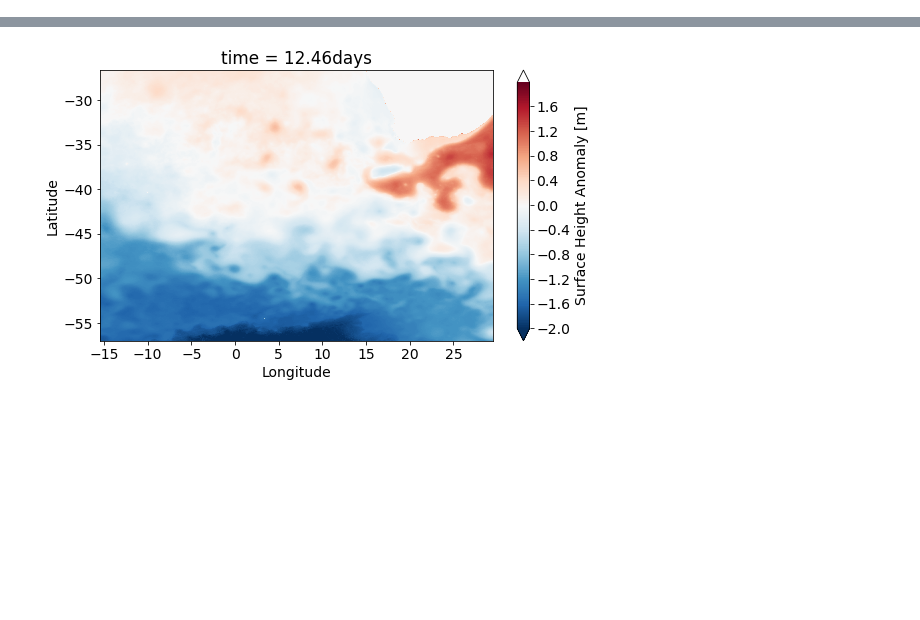
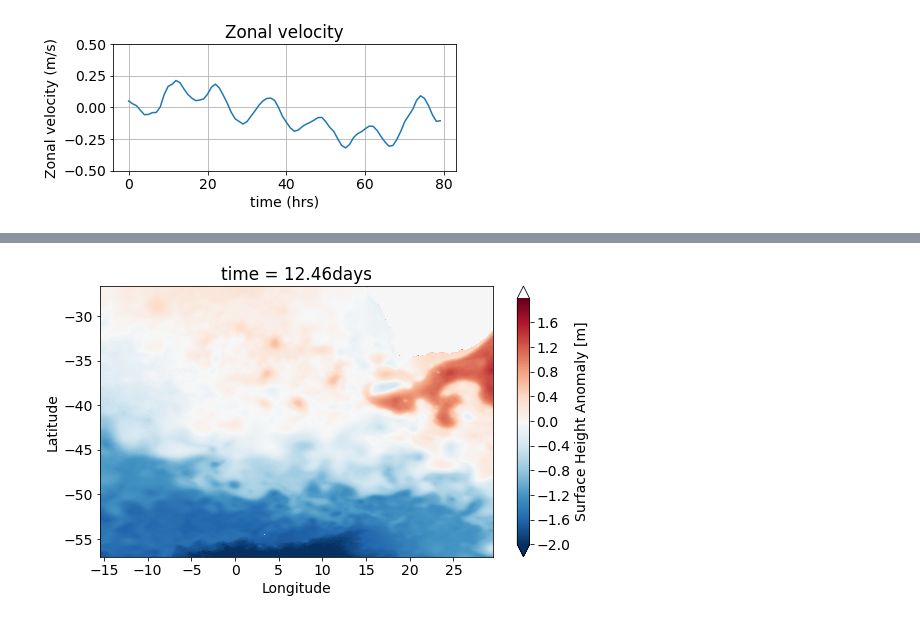
Before and after one commit to cspencerjones/separating-balanced, a Jupyter notebook: python/ginsburg_results/basic_figures.ipynb, the cells around one changed output, grey strips where cells are left out. Cells and saved outputs as stored; diff of their text form; code cells hidden in the pictures; blank space fills up the shorter version.

```diff
--- a/python/ginsburg_results/basic_figures.ipynb
+++ b/python/ginsburg_results/basic_figures.ipynb
@@ -199,0 +264,17 @@ array(0.14969224)
+# %%
+plt.figure(figsize=(6,3))
+uvel_eul.U.isel(i=740,j=1000).assign_coords(time=uvel_eul.time/3600).plot(label='Unfiltered zonal velocity')
+#windowed_u.isel(x0=740,y0=1780,z0=3).assign_coords(time=ds.time/3600).plot(label='Filtered zonal velocity')
+#plt.plot(0,windowed_u.isel(x0=740,y0=1780,z0=3).sel(time=0).values,marker='x',markersize=10)
+plt.grid()
+plt.title('Zonal velocity')
+plt.xlabel('time (hrs)')
+plt.ylabel('Zonal velocity (m/s)')
+#plt.legend()
+plt.ylim(-0.5,0.5)
+plt.tight_layout()
+
+fig = plt.gcf()
+fig.savefig("u_vel.png")
+# %% [output]
+[figure, added]
```
Also changed, not shown: parts of 22 cells of this notebook, 7 other files.
